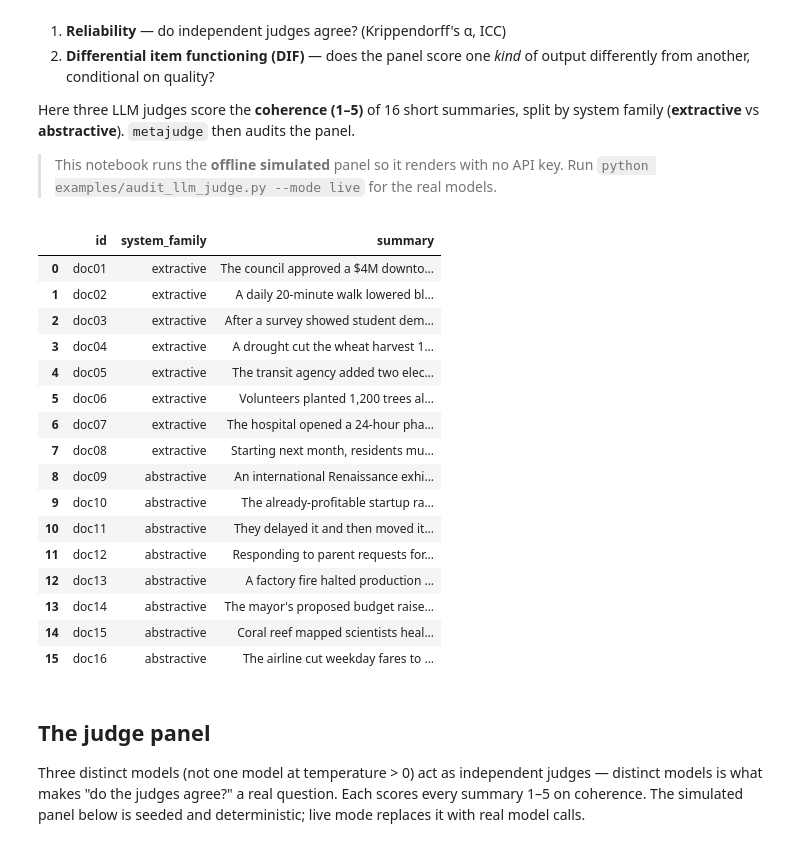
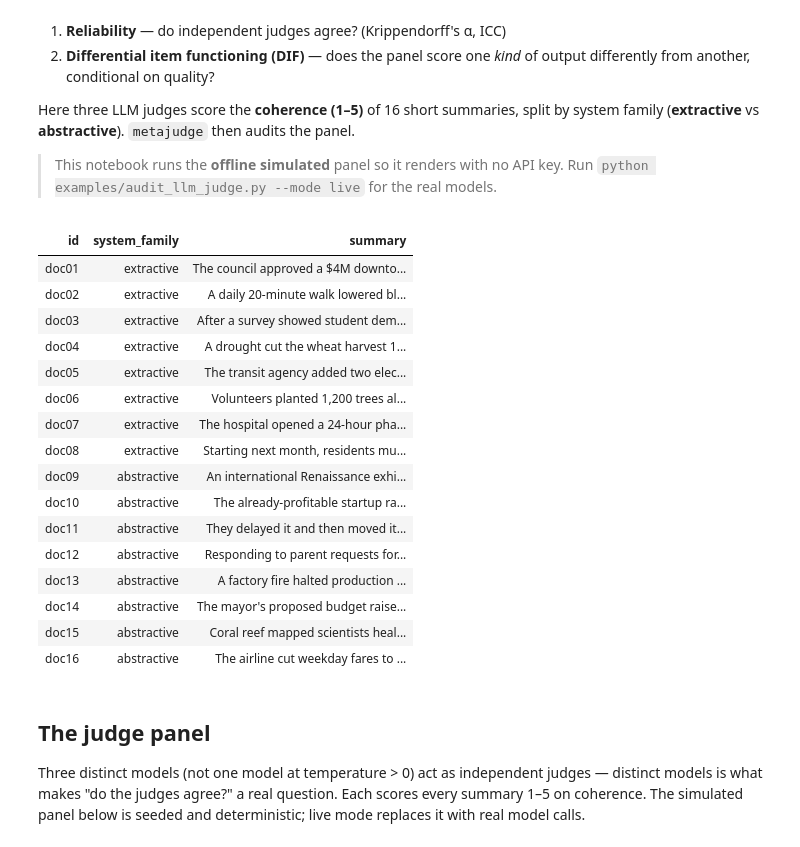
Before and after one commit to brittanyreese/metajudge, a Jupyter notebook: examples/audit_llm_judge_demo.ipynb, the cells around one changed output. Cells and saved outputs as stored; diff of their text form; code cells hidden in the pictures.

```diff
--- a/examples/audit_llm_judge_demo.ipynb
+++ b/examples/audit_llm_judge_demo.ipynb
@@ -12,42 +12,45 @@ Here three LLM judges score the **coherence (1–5)** of 16 short summaries, spl
 # %%
 import sys
 import warnings
 from pathlib import Path
 
 # Default warning formatting embeds the caller's absolute file path, which
 # leaks local machine details into committed notebook output. Show just the
 # category and message.
 warnings.formatwarning = lambda message, category, filename, lineno, line=None: (
     f"{category.__name__}: {message}\n"
 )
 
 here = Path.cwd()
 ex_dir = here / "examples" if (here / "examples").exists() else here
 sys.path.insert(0, str(ex_dir))
 
 import pandas as pd  # noqa: E402
 from audit_llm_judge import load_items, score_offline  # noqa: E402
+from IPython.display import HTML  # noqa: E402
 
 items = load_items()
-pd.DataFrame(items)[["id", "system_family", "summary"]]
+# index=False: an unlabelled row-number index renders as an empty <th> header
+# cell in the HTML output, which screen readers get no information from.
+HTML(pd.DataFrame(items)[["id", "system_family", "summary"]].to_html(index=False))
 # %% [output]
-|  | id | system_family | summary |
-| 0 | doc01 | extractive | The council approved a $4M downto... |
-| 1 | doc02 | extractive | A daily 20-minute walk lowered bl... |
-| 2 | doc03 | extractive | After a survey showed student dem... |
-| 3 | doc04 | extractive | A drought cut the wheat harvest 1... |
-| 4 | doc05 | extractive | The transit agency added two elec... |
-| 5 | doc06 | extractive | Volunteers planted 1,200 trees al... |
-| 6 | doc07 | extractive | The hospital opened a 24-hour pha... |
-| 7 | doc08 | extractive | Starting next month, residents mu... |
-| 8 | doc09 | abstractive | An international Renaissance exhi... |
-| 9 | doc10 | abstractive | The already-profitable startup ra... |
-| 10 | doc11 | abstractive | They delayed it and then moved it... |
-| 11 | doc12 | abstractive | Responding to parent requests for... |
-| 12 | doc13 | abstractive | A factory fire halted production ... |
-| 13 | doc14 | abstractive | The mayor's proposed budget raise... |
-| 14 | doc15 | abstractive | Coral reef mapped scientists heal... |
-| 15 | doc16 | abstractive | The airline cut weekday fares to ... |
+| id | system_family | summary |
+| doc01 | extractive | The council approved a $4M downto... |
+| doc02 | extractive | A daily 20-minute walk lowered bl... |
+| doc03 | extractive | After a survey showed student dem... |
+| doc04 | extractive | A drought cut the wheat harvest 1... |
+| doc05 | extractive | The transit agency added two elec... |
+| doc06 | extractive | Volunteers planted 1,200 trees al... |
+| doc07 | extractive | The hospital opened a 24-hour pha... |
+| doc08 | extractive | Starting next month, residents mu... |
+| doc09 | abstractive | An international Renaissance exhi... |
+| doc10 | abstractive | The already-profitable startup ra... |
+| doc11 | abstractive | They delayed it and then moved it... |
+| doc12 | abstractive | Responding to parent requests for... |
+| doc13 | abstractive | A factory fire halted production ... |
+| doc14 | abstractive | The mayor's proposed budget raise... |
+| doc15 | abstractive | Coral reef mapped scientists heal... |
+| doc16 | abstractive | The airline cut weekday fares to ... |
 # %% [markdown]
 ## The judge panel
 
```
Also changed, not shown: parts of 1 cell of this notebook.
